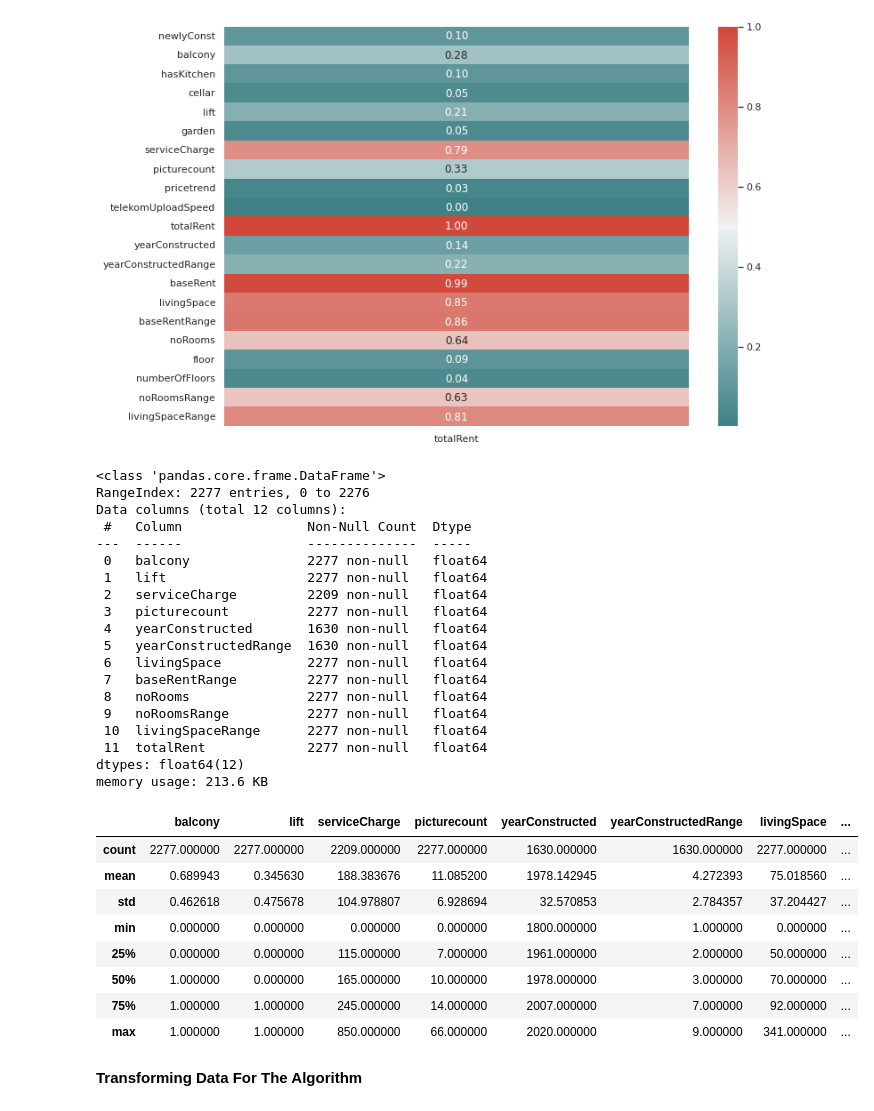
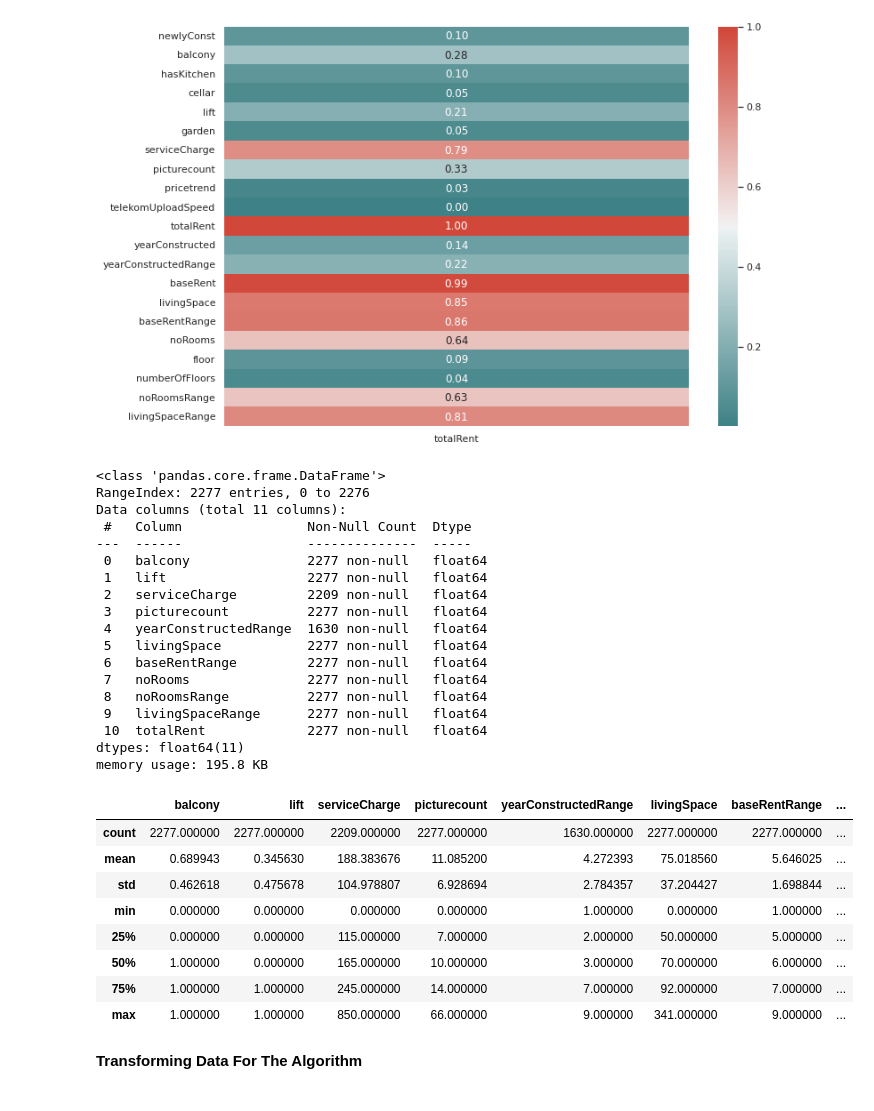
Before and after one commit to Mihrabch/Rental, a Jupyter notebook: Rental_Github.ipynb, the cells around one changed output. Drawn from its saved outputs; the diff is of its cells as text; code cells hidden in the pictures.

```diff
--- a/Rental_Github.ipynb
+++ b/Rental_Github.ipynb
@@ -437,54 +437,53 @@ livingSpaceRange       0.806504
 #getting_rid_of very high correlated and very low correlated
 #Both of them will give wrong prediction
 
 dfk_drp3 = []
 dfk_drp3Num = []
 
 for i in range (1,len(corr)):
-  if (corr.iloc[i].at['totalRent']>.1) and (corr.iloc[i].at['totalRent']<.9 ):
+  if (corr.iloc[i].at['totalRent']>.2) and (corr.iloc[i].at['totalRent']<.9 ):
     dfk_drp3 = dfk_num_drp1.iloc[:,i]
     dfk_drp3Num.append(dfk_drp3)
 
   else:
     i
 
 dfk_drp3Num = pd.DataFrame (dfk_drp3Num) # T for transpose
 dfk_drp3Num = dfk_drp3Num.append(dfk_num_drp1['totalRent'])
 dfk_drp3Num = dfk_drp3Num.T
 dfk_drp3Num[dfk_drp3Num.select_dtypes(np.float16).columns] = dfk_drp3Num.select_dtypes(np.float16).astype(np.float64)
 
 
 dfk_drp3Num.info()
 dfk_drp3Num.describe()
 # %% [output]
 <class 'pandas.core.frame.DataFrame'>
 RangeIndex: 2277 entries, 0 to 2276
-Data columns (total 12 columns):
+Data columns (total 11 columns):
  #   Column                Non-Null Count  Dtype
 ---  ------                --------------  -----
  0   balcony               2277 non-null   float64
  1   lift                  2277 non-null   float64
  2   serviceCharge         2209 non-null   float64
  3   picturecount          2277 non-null   float64
- 4   yearConstructed       1630 non-null   float64
- 5   yearConstructedRange  1630 non-null   float64
- 6   livingSpace           2277 non-null   float64
- 7   baseRentRange         2277 non-null   float64
- 8   noRooms               2277 non-null   float64
- 9   noRoomsRange          2277 non-null   float64
- 10  livingSpaceRange      2277 non-null   float64
- 11  totalRent             2277 non-null   float64
-dtypes: float64(12)
-memory usage: 213.6 KB
+ 4   yearConstructedRange  1630 non-null   float64
+ 5   livingSpace           2277 non-null   float64
+ 6   baseRentRange         2277 non-null   float64
+ 7   noRooms               2277 non-null   float64
+ 8   noRoomsRange          2277 non-null   float64
+ 9   livingSpaceRange      2277 non-null   float64
+ 10  totalRent             2277 non-null   float64
+dtypes: float64(11)
+memory usage: 195.8 KB
-|  | balcony | lift | serviceCharge | picturecount | yearConstructed | yearConstructedRange | livingSpace | ... |
-| count | 2277.000000 | 2277.000000 | 2209.000000 | 2277.000000 | 1630.000000 | 1630.000000 | 2277.000000 | ... |
-| mean | 0.689943 | 0.345630 | 188.383676 | 11.085200 | 1978.142945 | 4.272393 | 75.018560 | ... |
-| std | 0.462618 | 0.475678 | 104.978807 | 6.928694 | 32.570853 | 2.784357 | 37.204427 | ... |
-| min | 0.000000 | 0.000000 | 0.000000 | 0.000000 | 1800.000000 | 1.000000 | 0.000000 | ... |
-| 25% | 0.000000 | 0.000000 | 115.000000 | 7.000000 | 1961.000000 | 2.000000 | 50.000000 | ... |
-| 50% | 1.000000 | 0.000000 | 165.000000 | 10.000000 | 1978.000000 | 3.000000 | 70.000000 | ... |
-| 75% | 1.000000 | 1.000000 | 245.000000 | 14.000000 | 2007.000000 | 7.000000 | 92.000000 | ... |
-| max | 1.000000 | 1.000000 | 850.000000 | 66.000000 | 2020.000000 | 9.000000 | 341.000000 | ... |
+|  | balcony | lift | serviceCharge | picturecount | yearConstructedRange | livingSpace | baseRentRange | ... |
+| count | 2277.000000 | 2277.000000 | 2209.000000 | 2277.000000 | 1630.000000 | 2277.000000 | 2277.000000 | ... |
+| mean | 0.689943 | 0.345630 | 188.383676 | 11.085200 | 4.272393 | 75.018560 | 5.646025 | ... |
+| std | 0.462618 | 0.475678 | 104.978807 | 6.928694 | 2.784357 | 37.204427 | 1.698844 | ... |
+| min | 0.000000 | 0.000000 | 0.000000 | 0.000000 | 1.000000 | 0.000000 | 1.000000 | ... |
+| 25% | 0.000000 | 0.000000 | 115.000000 | 7.000000 | 2.000000 | 50.000000 | 5.000000 | ... |
+| 50% | 1.000000 | 0.000000 | 165.000000 | 10.000000 | 3.000000 | 70.000000 | 6.000000 | ... |
+| 75% | 1.000000 | 1.000000 | 245.000000 | 14.000000 | 7.000000 | 92.000000 | 7.000000 | ... |
+| max | 1.000000 | 1.000000 | 850.000000 | 66.000000 | 9.000000 | 341.000000 | 9.000000 | ... |
 # %% [markdown]
 **Transforming Data For The Algorithm**
 # %%
```
Also changed, not shown: parts of 12 cells of this notebook.
